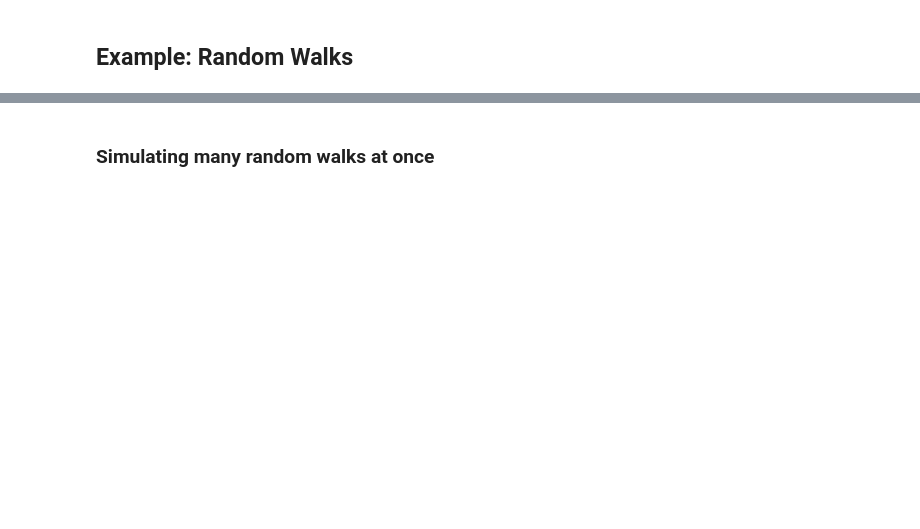
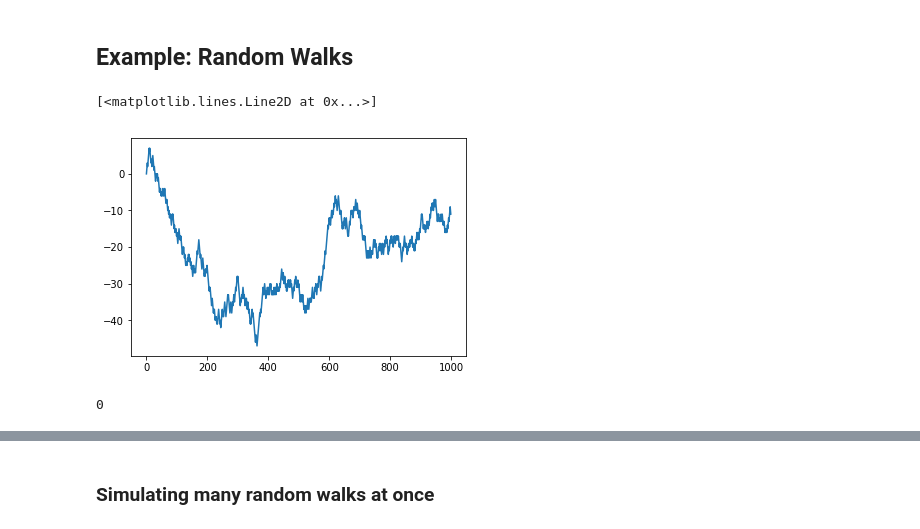
Before and after one commit to dongho0892/Python-Start, a Jupyter notebook: ch04_rev.ipynb, the cells around one changed output, grey strips where cells are left out. Cells and saved outputs as stored; diff of their text form; code cells hidden in the pictures; blank space fills up the shorter version.

```diff
--- a/ch04_rev.ipynb
+++ b/ch04_rev.ipynb
@@ -1279,13 +1390,21 @@ N = 1000000
 # %%
-import random
-position = 0
-walk = [position]
+import random             # 파이썬의 랜덤 모듈
+import matplotlib.pyplot as plt
+position = 0              # 위치
+walk = [position]         # 리스트 형성
 steps = 1000
-for i in range(steps):
+for _ in range(steps):               # 자리에 _ i 쓸 수 있음, _ 쓰면 변수를 따로 만들진 않음.
     step = 1 if random.randint(0, 1) else -1
     position += step
     walk.append(position)
 
-plt.plot(walk[:100])
+plt.plot(walk[:1000])     #%matplotlib inline 써주어야함.
+# %% [output]
+[<matplotlib.lines.Line2D at 0x...>]
+[figure, added]
+# %%
+print(random.randint(0, 1))
+# %% [output]
+0
 # %%
 walk[:20]
```
Also changed, not shown: parts of 53 cells of this notebook.
